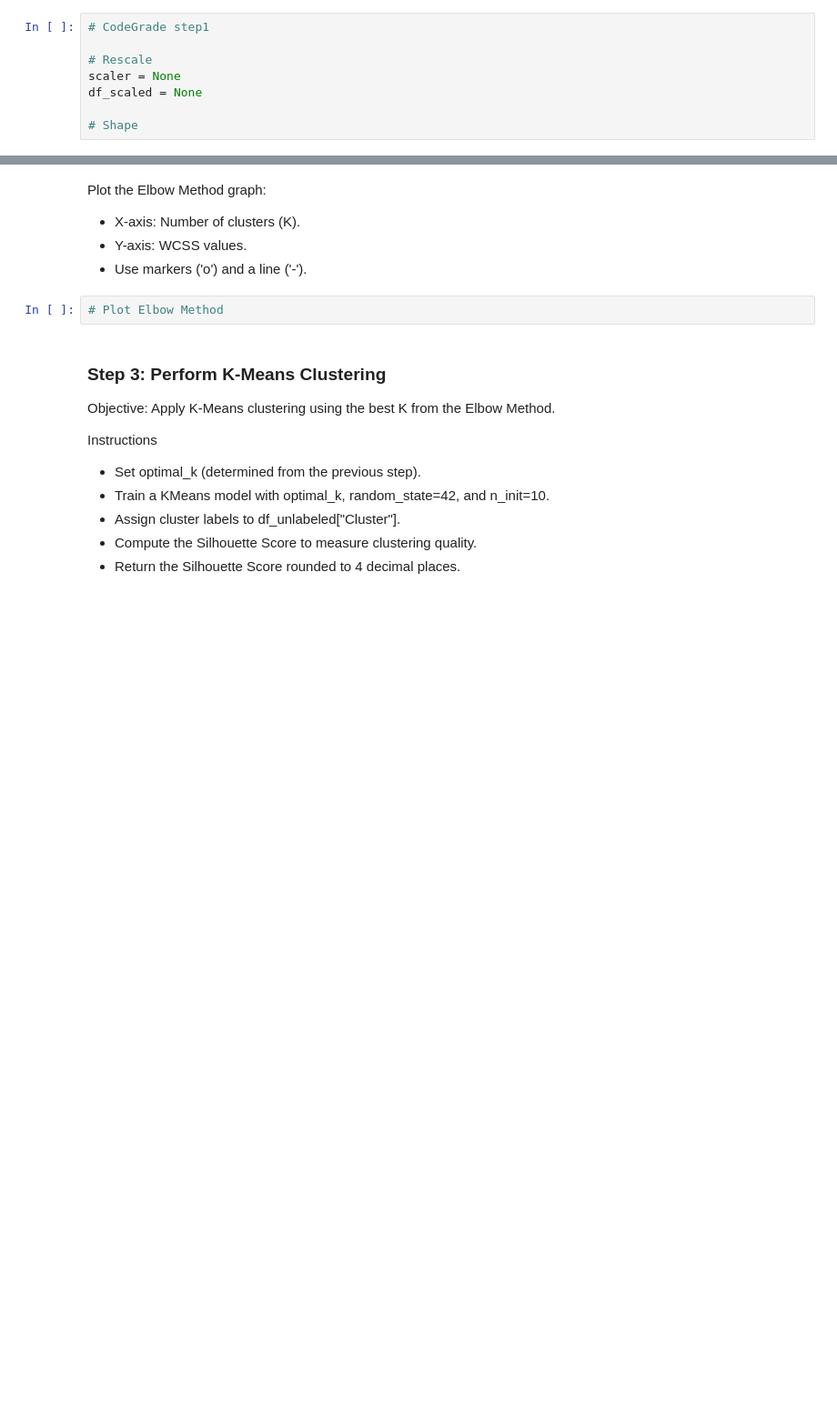
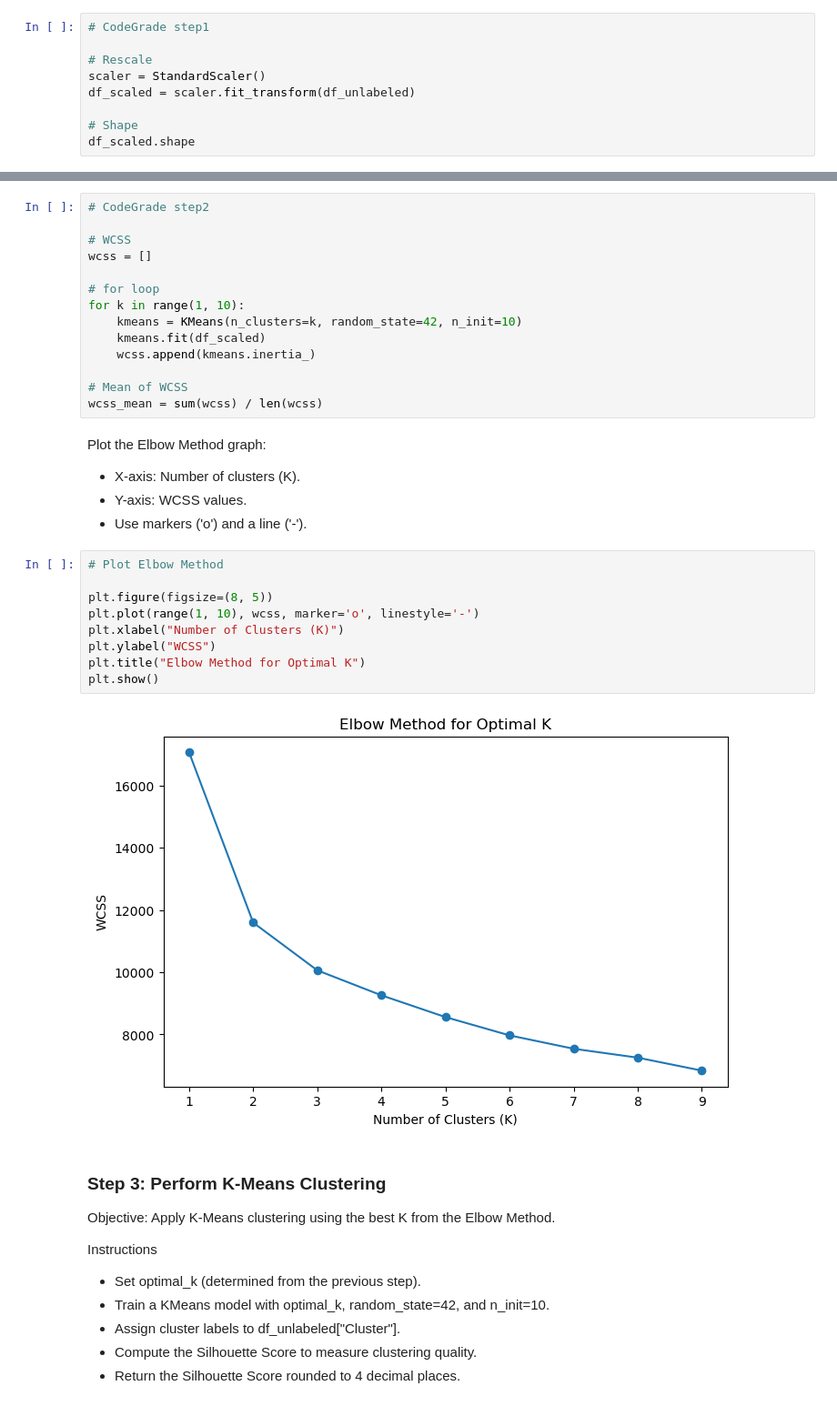
Before and after one commit to marhas109/ds08_all, a Jupyter notebook: mod5_CG_C08_M05.ipynb, the cells around one changed output, grey strips where cells are left out. Shown at 91% size. Cells and saved outputs as stored; diff of their text form; blank space fills up the shorter version.

```diff
--- a/mod5_CG_C08_M05.ipynb
+++ b/mod5_CG_C08_M05.ipynb
@@ -56,7 +66,8 @@ Instructions
 # CodeGrade step1
 
 # Rescale
-scaler = None
-df_scaled = None
+scaler = StandardScaler()
+df_scaled = scaler.fit_transform(df_unlabeled)
 
 # Shape
+df_scaled.shape
@@ -84,10 +87,33 @@ wcss = None
+# %%
+# CodeGrade step2
+
+# WCSS
+wcss = []
+
+# for loop
+for k in range(1, 10):
+    kmeans = KMeans(n_clusters=k, random_state=42, n_init=10)
+    kmeans.fit(df_scaled)
+    wcss.append(kmeans.inertia_)
+
+# Mean of WCSS
+wcss_mean = sum(wcss) / len(wcss)
 # %% [markdown]
 Plot the Elbow Method graph:
 * X-axis: Number of clusters (K).
 * Y-axis: WCSS values.
 * Use markers ('o') and a line ('-').
-# %%
-# Plot Elbow Method
+# %%
+# Plot Elbow Method
+
+plt.figure(figsize=(8, 5))
+plt.plot(range(1, 10), wcss, marker='o', linestyle='-')
+plt.xlabel("Number of Clusters (K)")
+plt.ylabel("WCSS")
+plt.title("Elbow Method for Optimal K")
+plt.show()
+# %% [output]
+[figure, added]
 # %% [markdown]
 ### Step 3: Perform K-Means Clustering
 
```
Also changed, not shown: parts of 8 cells of this notebook.
